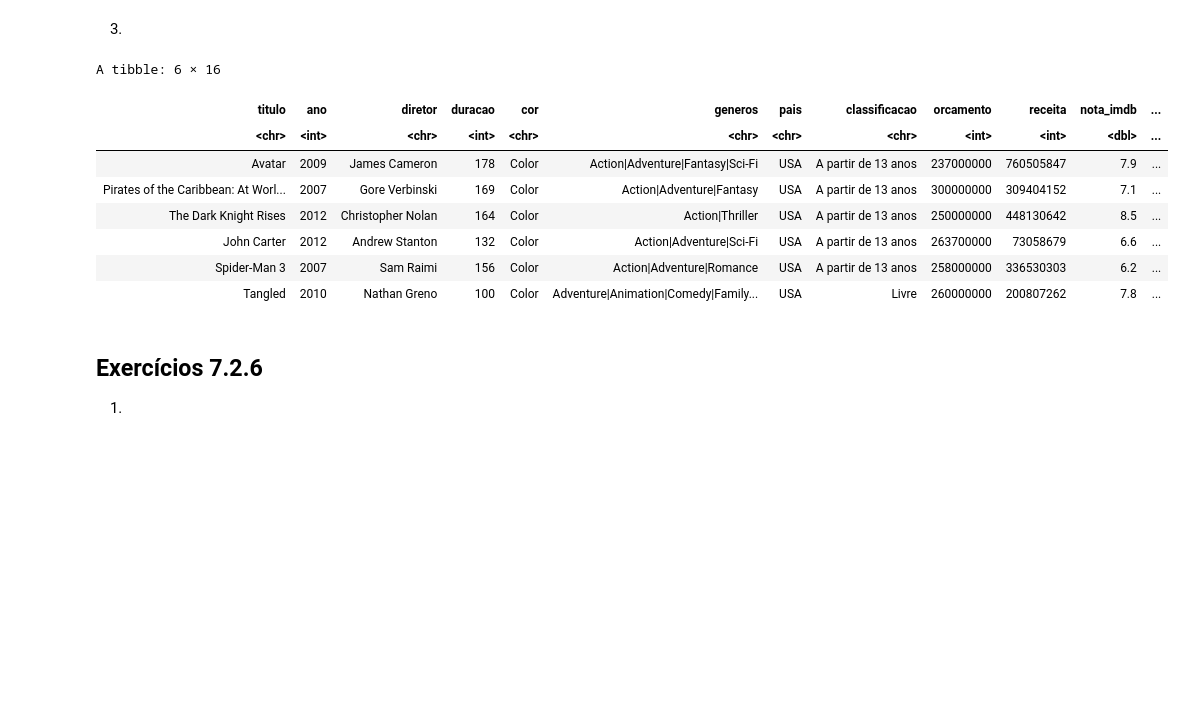
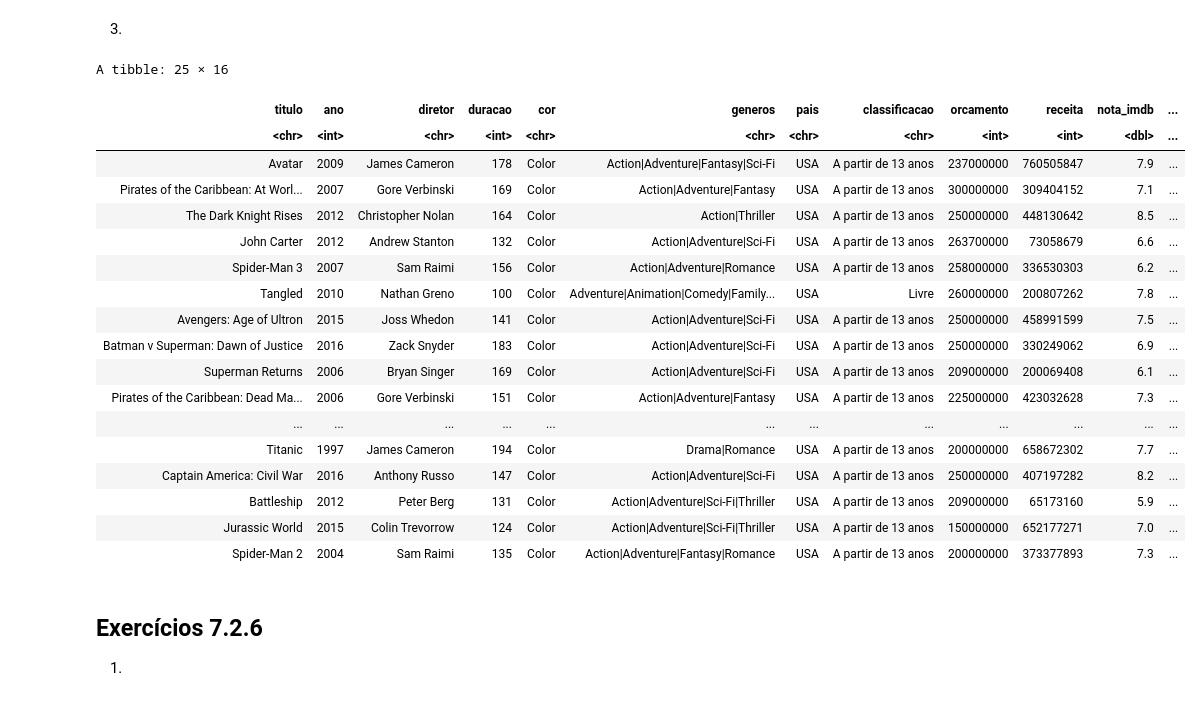
Before and after one commit to juanbelieni/fgv, a Jupyter notebook: r-visualizacao-dados/src/atividades/lista-04/exercicio-01.ipynb, the cells around one changed output. Saved outputs shown, nothing was run; the diff lists cells and outputs as text; code cells hidden in the pictures; blank space fills up the shorter version.

```diff
--- a/r-visualizacao-dados/src/atividades/lista-04/exercicio-01.ipynb
+++ b/r-visualizacao-dados/src/atividades/lista-04/exercicio-01.ipynb
@@ -288,18 +290,28 @@ A tibble: 6 × 19
 # %% [markdown]
 3)
 # %%
-head(imdb %>% mutate(classificacao_ano_lancamento = ifelse(ano > 2000, "recente",
-    "antigo")))
+imdb %>% mutate(classificacao_ano_lancamento = ifelse(ano > 2000, "recente",
+    "antigo")) %>% head(25)
 # %% [output]
-A tibble: 6 × 16
+A tibble: 25 × 16
 | titulo | ano | diretor | duracao | cor | generos | pais | classificacao | orcamento | receita | nota_imdb | ... |
 | <chr> | <int> | <chr> | <int> | <chr> | <chr> | <chr> | <chr> | <int> | <int> | <dbl> | ... |
 | Avatar | 2009 | James Cameron | 178 | Color | Action|Adventure|Fantasy|Sci-Fi | USA | A partir de 13 anos | 237000000 | 760505847 | 7.9 | ... |
 | Pirates of the Caribbean: At Worl... | 2007 | Gore Verbinski | 169 | Color | Action|Adventure|Fantasy | USA | A partir de 13 anos | 300000000 | 309404152 | 7.1 | ... |
 | The Dark Knight Rises | 2012 | Christopher Nolan | 164 | Color | Action|Thriller | USA | A partir de 13 anos | 250000000 | 448130642 | 8.5 | ... |
 | John Carter | 2012 | Andrew Stanton | 132 | Color | Action|Adventure|Sci-Fi | USA | A partir de 13 anos | 263700000 | 73058679 | 6.6 | ... |
 | Spider-Man 3 | 2007 | Sam Raimi | 156 | Color | Action|Adventure|Romance | USA | A partir de 13 anos | 258000000 | 336530303 | 6.2 | ... |
 | Tangled | 2010 | Nathan Greno | 100 | Color | Adventure|Animation|Comedy|Family... | USA | Livre | 260000000 | 200807262 | 7.8 | ... |
+| Avengers: Age of Ultron | 2015 | Joss Whedon | 141 | Color | Action|Adventure|Sci-Fi | USA | A partir de 13 anos | 250000000 | 458991599 | 7.5 | ... |
+| Batman v Superman: Dawn of Justice | 2016 | Zack Snyder | 183 | Color | Action|Adventure|Sci-Fi | USA | A partir de 13 anos | 250000000 | 330249062 | 6.9 | ... |
+| Superman Returns | 2006 | Bryan Singer | 169 | Color | Action|Adventure|Sci-Fi | USA | A partir de 13 anos | 209000000 | 200069408 | 6.1 | ... |
+| Pirates of the Caribbean: Dead Ma... | 2006 | Gore Verbinski | 151 | Color | Action|Adventure|Fantasy | USA | A partir de 13 anos | 225000000 | 423032628 | 7.3 | ... |
+| ... | ... | ... | ... | ... | ... | ... | ... | ... | ... | ... | ... |
+| Titanic | 1997 | James Cameron | 194 | Color | Drama|Romance | USA | A partir de 13 anos | 200000000 | 658672302 | 7.7 | ... |
+| Captain America: Civil War | 2016 | Anthony Russo | 147 | Color | Action|Adventure|Sci-Fi | USA | A partir de 13 anos | 250000000 | 407197282 | 8.2 | ... |
+| Battleship | 2012 | Peter Berg | 131 | Color | Action|Adventure|Sci-Fi|Thriller | USA | A partir de 13 anos | 209000000 | 65173160 | 5.9 | ... |
+| Jurassic World | 2015 | Colin Trevorrow | 124 | Color | Action|Adventure|Sci-Fi|Thriller | USA | A partir de 13 anos | 150000000 | 652177271 | 7.0 | ... |
+| Spider-Man 2 | 2004 | Sam Raimi | 135 | Color | Action|Adventure|Fantasy|Romance | USA | A partir de 13 anos | 200000000 | 373377893 | 7.3 | ... |
 # %% [markdown]
 ## Exercícios 7.2.6
 
```
Also changed, not shown: parts of 15 cells of this notebook, 16 other files.
